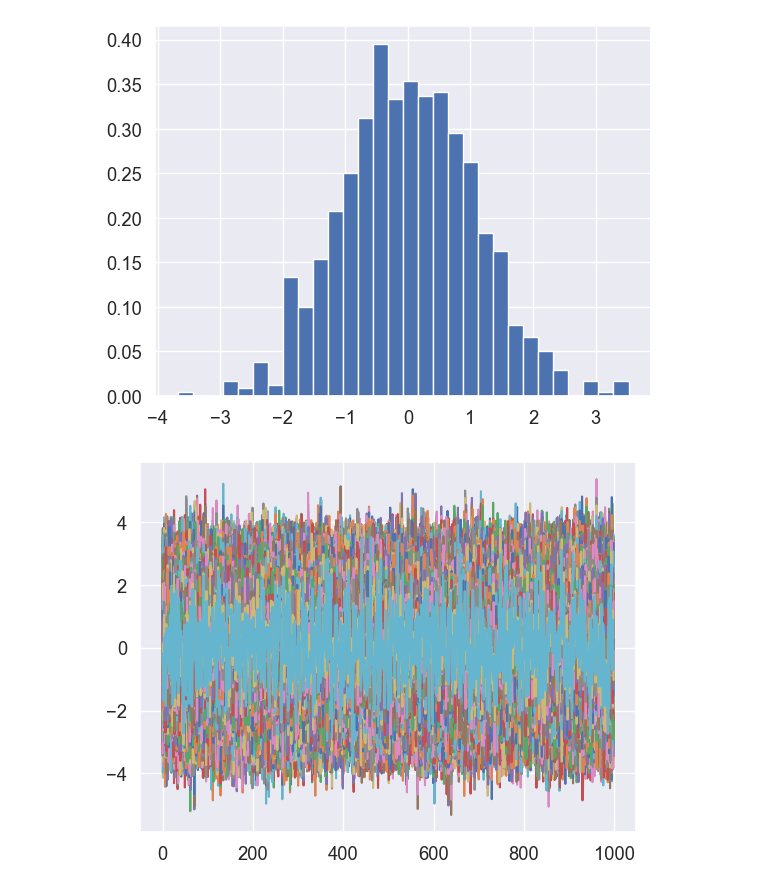
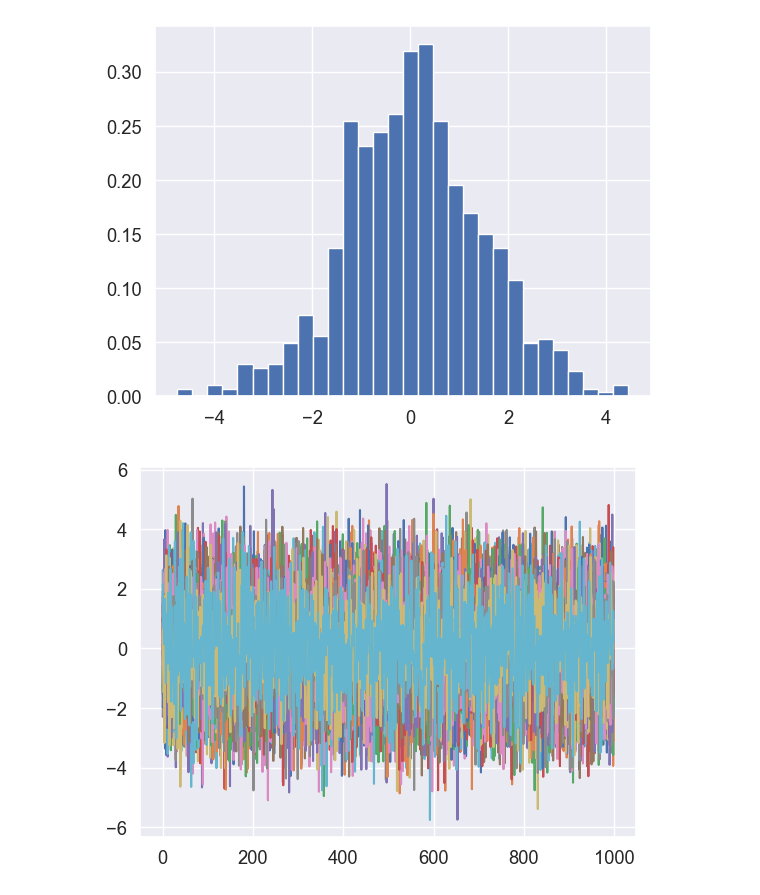
Before and after one commit to PritRaj1/IIB-Project-LatentEBM-Variance-Study, a Jupyter notebook: Notebooks/Langevin.ipynb, the cells around one changed output. Drawn from its saved outputs; the diff is of its cells as text; code cells hidden in the pictures.

```diff
--- a/Notebooks/Langevin.ipynb
+++ b/Notebooks/Langevin.ipynb
@@ -60,21 +60,21 @@ class grad_log_standard_normal():
         return -x
 # %%
 device = torch.device('cpu')
-sampler = langevin_sampler(10000, 0.1, device)
+sampler = langevin_sampler(40, 1, device)
 grad_log_fcn = grad_log_standard_normal()
 
 initial_sample = torch.randn(1, device=device)
 x, samples = list(zip(*[sampler.get_sample(initial_sample, grad_log_fcn) for _ in tqdm(range(1000))]))
 
 
 plt.hist(x, bins=30, density=True)
 plt.show()
 
 plt.plot(samples)
 plt.show()
 # %% [output]
-[figure, old version]
+[figure, new version]
-[figure, old version]
+[figure, new version]
 # %%
 plt.plot([v[:50] for v in samples])
 plt.show()
```
Also changed, not shown: parts of 3 cells of this notebook, 1 other file.
